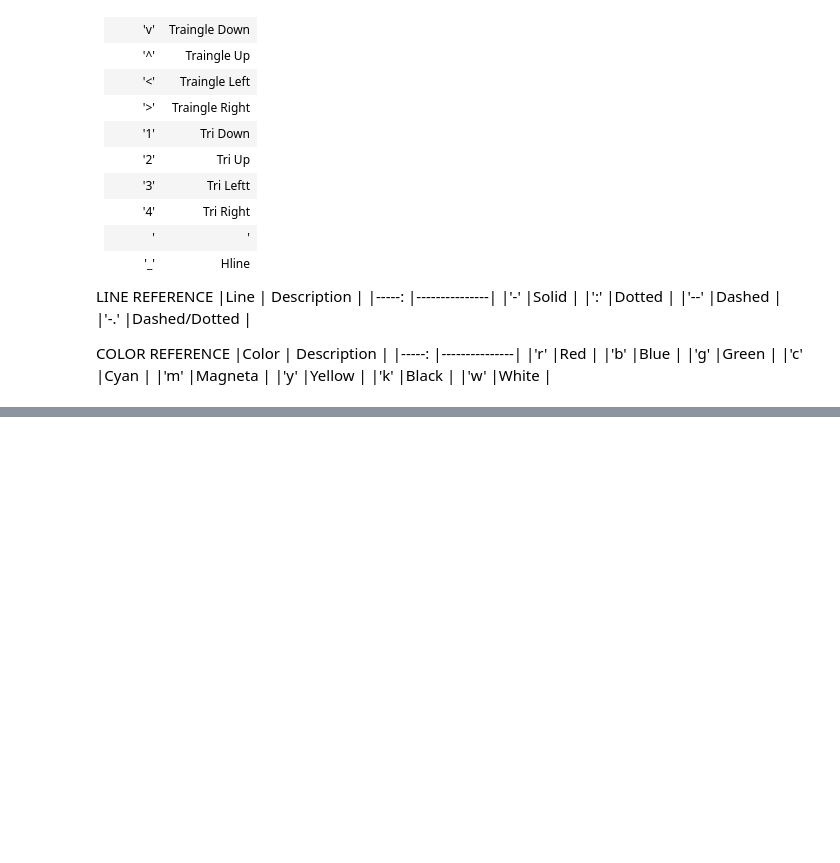
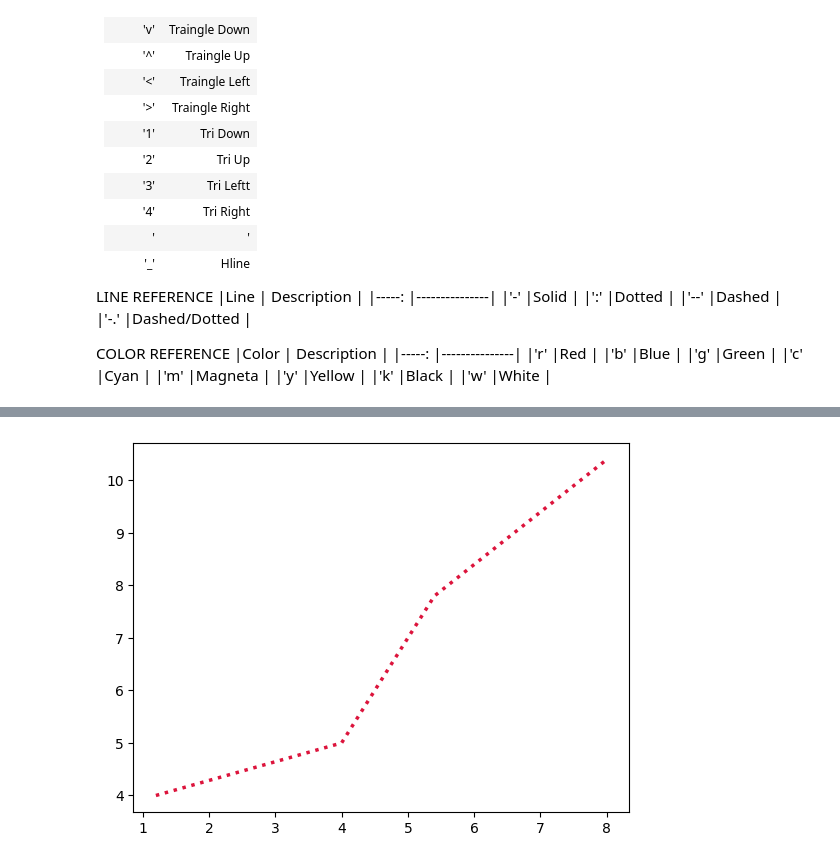
Before and after one commit to NatashaMoses/ML_Python_Libraries, a Jupyter notebook: matplotlib.ipynb, the cells around one changed output, grey strips where cells are left out. Drawn from its saved outputs; the diff is of its cells as text; code cells hidden in the pictures; blank space fills up the shorter version.

```diff
--- a/matplotlib.ipynb
+++ b/matplotlib.ipynb
@@ -129,0 +146,5 @@ COLOR REFERENCE
+# %%
+plt. plot(x, y, ls = ':', c = 'crimson', lw = '2.5')
+plt.show()
+# %% [output]
+[figure, added]
```
Also changed, not shown: parts of 3 cells of this notebook.
